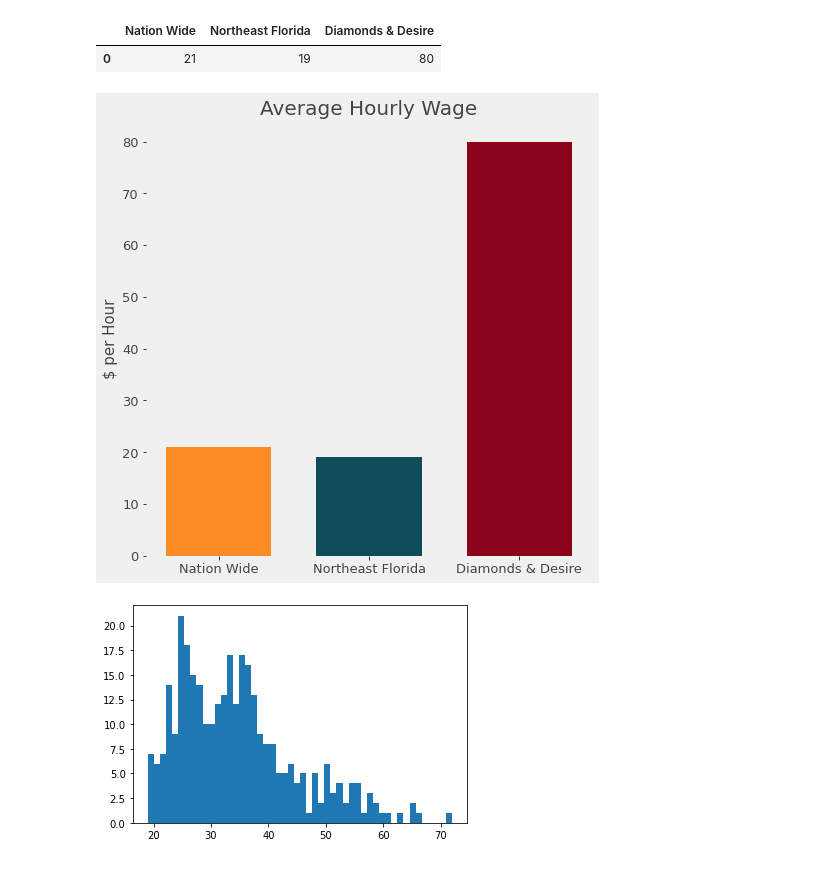
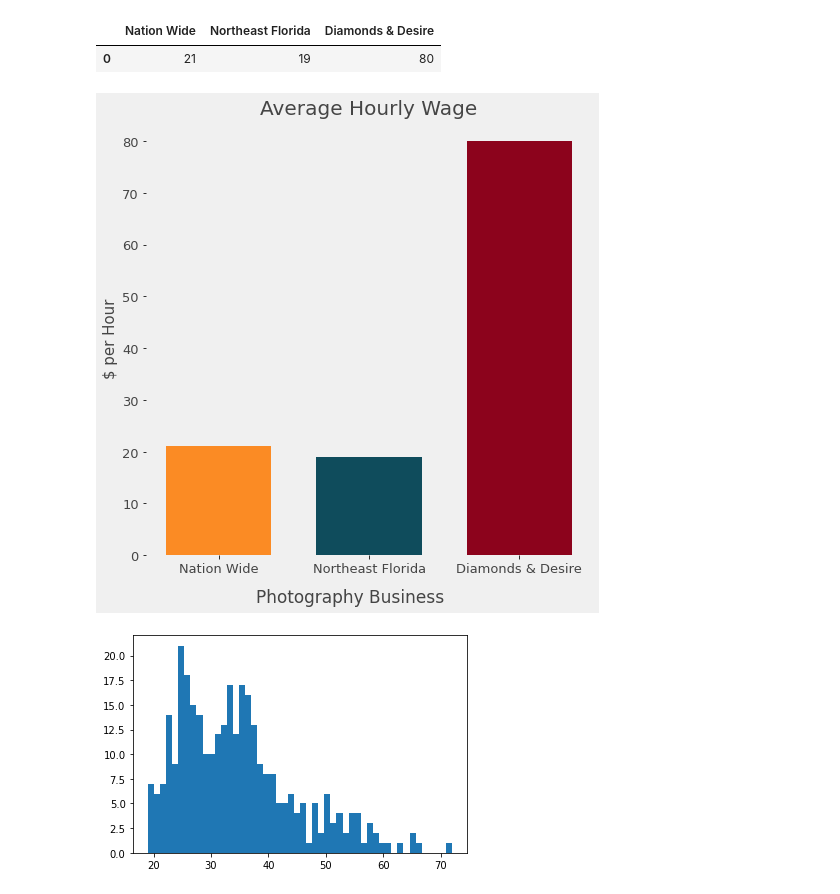
Before and after one commit to ilEnzio/Sexy_In_The_City, a Jupyter notebook: Photography_Dataset_Submission.ipynb, the cells around one changed output. Cells and saved outputs as stored; diff of their text form; code cells hidden in the pictures.

```diff
--- a/Photography_Dataset_Submission.ipynb
+++ b/Photography_Dataset_Submission.ipynb
@@ -1053,34 +1053,40 @@ fig.set_facecolor("#F0F0F0")
 # set graph background
 
 ax.set_facecolor("#F0F0F0")
 
 
 # set label axis
 plt.ylabel("$ per Hour",fontsize=15, color= "#454545")
+# plt.xlabel("Photography Business Income",fontsize=17, color= "#454545",
+#            x = .51, y=0)
 
 ax.set_xticklabels(labels=photog_hourly_df.columns, fontsize=13, color= "#454545")
 ax.set_yticklabels(labels=[0,10,20,30,40,50,60,70,80], fontsize=13, color= "#454545")
 
 # make graph
 plt.bar(x=photog_hourly_df.columns, height=photog_hourly_df.loc[0,:], width=.7,
         color= ["#fb8b24", "#0f4c5c","#8C031C"])
 
 # photog_hourly_df.plot.bar()
 
 # set title
 plt.title('Average Hourly Wage', fontsize=20, color= "#454545")
 
+# Subtitle
+subtitle_ = "Photography Business"
+ax.text(s=subtitle_ ,fontsize=17, color= "#454545",
+           x = .25, y=-9)
 
 #remove spines
 ax.spines['left'].set_visible(False)
 ax.spines['top'].set_visible(False)
 ax.spines['right'].set_visible(False)
 ax.spines['bottom'].set_visible(False)
 
 plt.savefig('bar_chart_average_hourly_wage_comparison.png')
 plt.show()
 # %% [output]
-[figure, old version]
+[figure, new version]
 # %%
 # plot age at histogram
 
```
Also changed, not shown: parts of 9 cells of this notebook.
